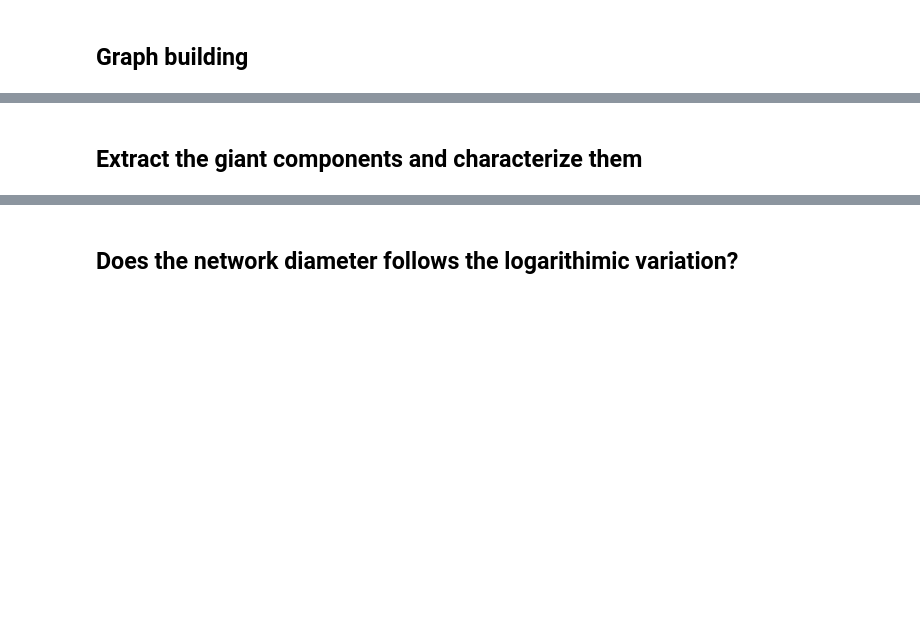
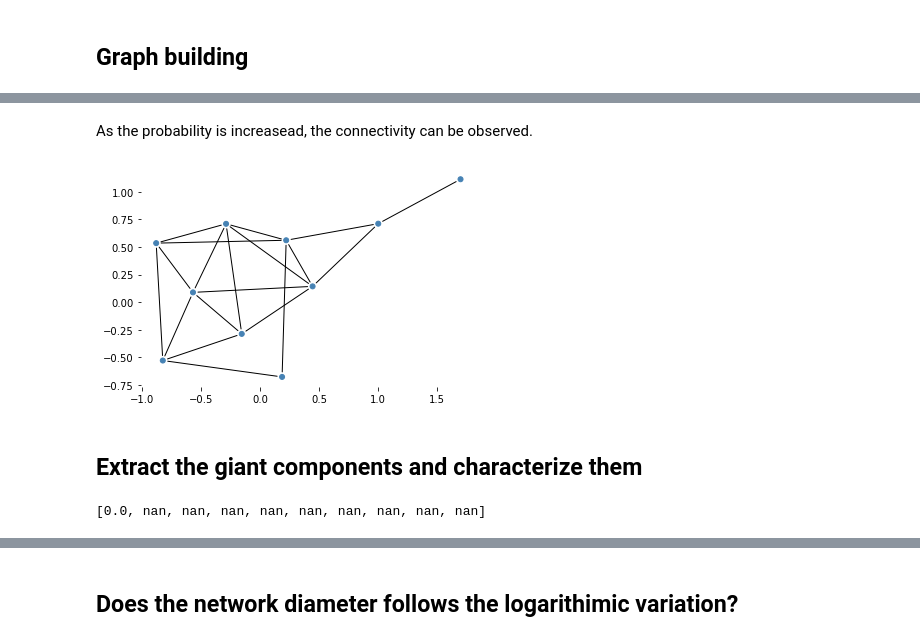
Before and after one commit to victorsanunes/complex-networks, a Jupyter notebook: notebooks/Assignment_01.ipynb, the cells around one changed output, grey strips where cells are left out. Saved outputs shown, nothing was run; the diff lists cells and outputs as text; code cells hidden in the pictures; blank space fills up the shorter version.

Commit message:
Analysis of connectivity threshold

```diff
--- a/notebooks/Assignment_01.ipynb
+++ b/notebooks/Assignment_01.ipynb
@@ -42,2 +130,14 @@ for network_property in list(perm):
+# %% [markdown]
+As the probability is increasead, the connectivity can be observed.
+# %%
+sample_graph = graphs_dict["10_nodes__0.5_probability"]["graphs"][4]
+layout = sample_graph.layout(layout='circle')
+
+fig, ax = plt.subplots()
+ig.plot(sample_graph, target=ax)
+
+sns.despine(left = True, bottom = True)
+# %% [output]
+[figure, added]
 # %% [markdown]
 ## Extract the giant components and characterize them
@@ -43,0 +146,4 @@ for network_property in list(perm):
+# %%
+sample_graph.transitivity_local_undirected()
+# %% [output]
+[0.0, nan, nan, nan, nan, nan, nan, nan, nan, nan]
```
Also changed, not shown: parts of 17 cells of this notebook.
